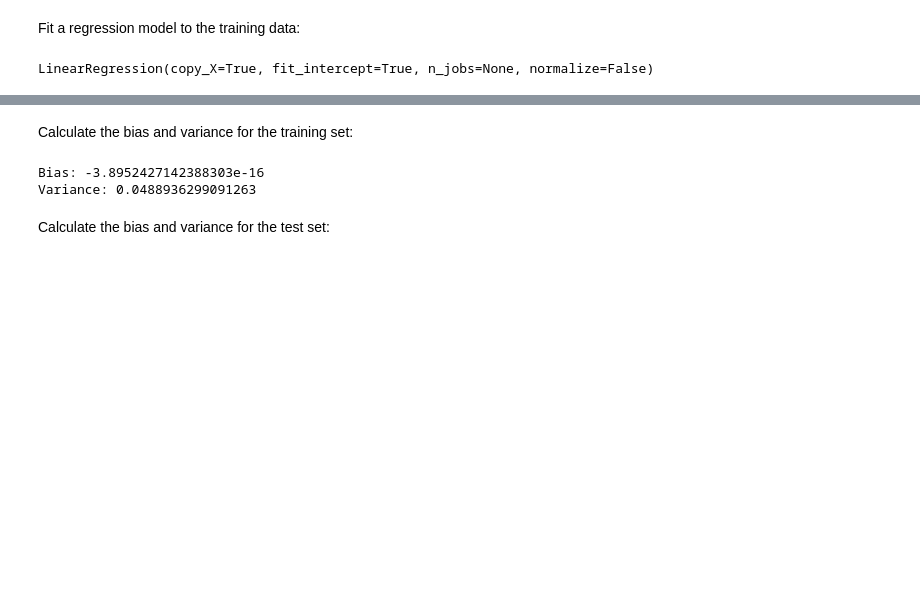
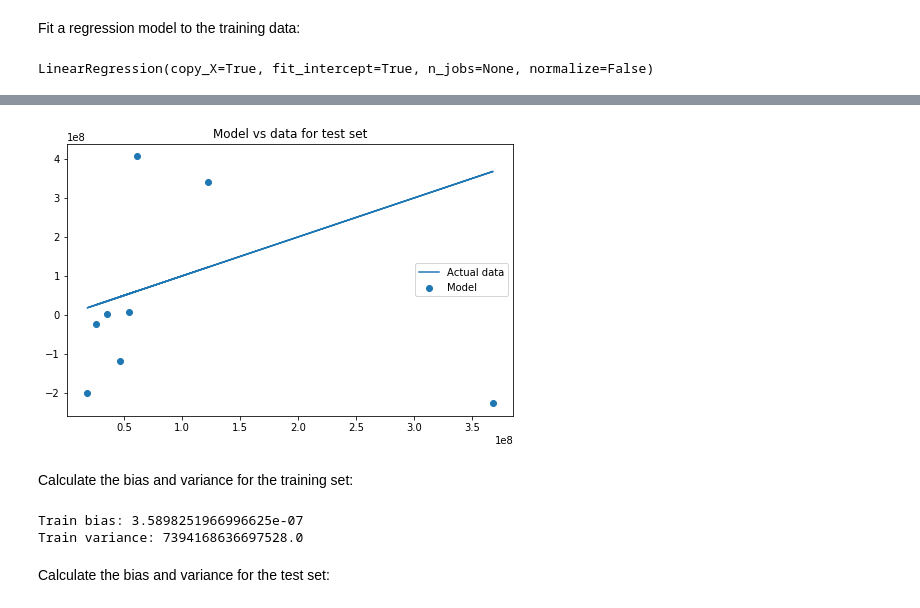
Before and after one commit to learn-co-curriculum/dsc-bias-variance-trade-off-lab, a Jupyter notebook: index.ipynb, the cells around one changed output, grey strips where cells are left out. Cells and saved outputs as stored; diff of their text form; code cells hidden in the pictures; blank space fills up the shorter version.

```diff
--- a/index.ipynb
+++ b/index.ipynb
@@ -266,3 +286,13 @@ mean_squared_error(y_test, linreg.predict(X_test_poly))
+# %%
+# __SOLUTION__
+# Run this cell - vertical distance between the points and the line denote the errors
+plt.figure(figsize=(8, 5))
+plt.scatter(y_test, linreg.predict(X_test_poly), label='Model')
+plt.plot(y_test, y_test, label='Actual data')
+plt.title('Model vs data for test set')
+plt.legend();
+# %% [output]
+[figure, added]
 # %% [markdown]
 Calculate the bias and variance for the training set:
 # %%
@@ -277,10 +308,10 @@ print('Bias: {} \nVariance: {}'.format(b, v))
 # Bias and variance for training set
 b = bias(y_train, linreg.predict(X_train_poly))
 v = variance(linreg.predict(X_train_poly))
-print('Bias: {} \nVariance: {}'.format(b, v))
+print('Train bias: {} \nTrain variance: {}'.format(b, v))
 # %% [output]
-Bias: -3.8952427142388303e-16
-Variance: 0.0488936299091263
+Train bias: 3.5898251966996625e-07
+Train variance: 7394168636697528.0
 # %% [markdown]
 Calculate the bias and variance for the test set:
 # %%
```
Also changed, not shown: parts of 50 cells of this notebook.
